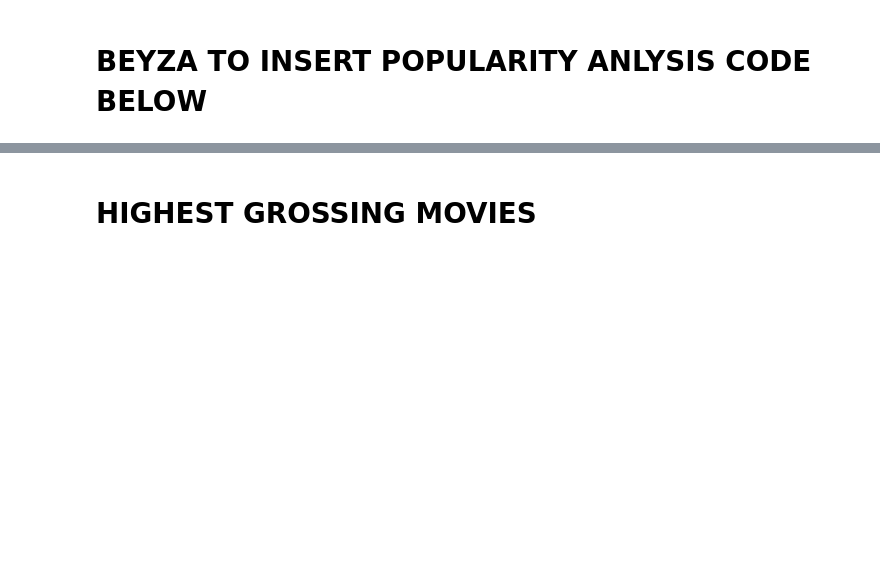
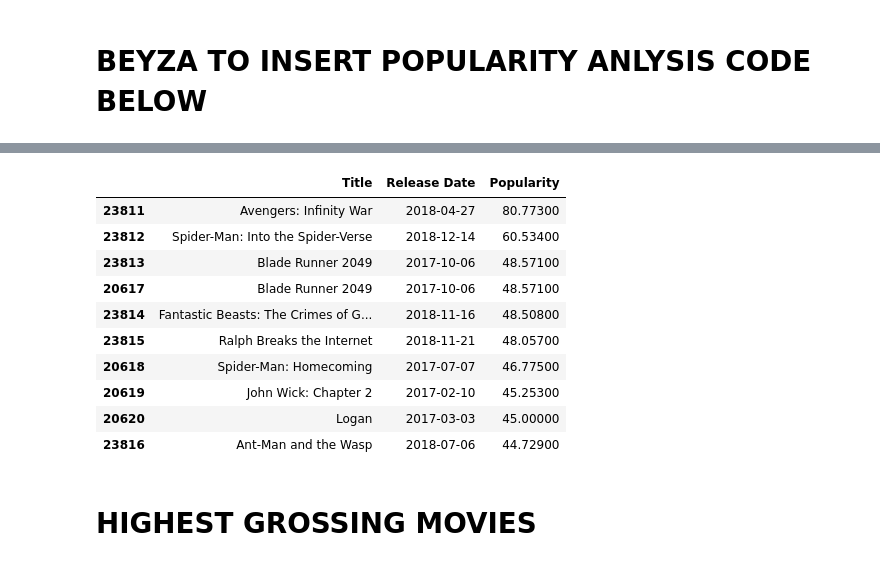
Before and after one commit to jswec/Microsoft-Pitch, a Jupyter notebook: notebooks/exploratory.ipynb, the cells around one changed output, grey strips where cells are left out. Drawn from its saved outputs; the diff is of its cells as text; code cells hidden in the pictures; blank space fills up the shorter version.

```diff
--- a/notebooks/exploratory.ipynb
+++ b/notebooks/exploratory.ipynb
@@ -37,3 +73,20 @@ movies_primary.head()
+# %%
+tmdb.columns = tmdb.columns.str.title()
+tmdb.rename(columns={"Release_Date" : "Release Date"}, inplace=True)
+tmdb.drop_duplicates(subset=['Title'], keep='last')
+tmdb.head(10)
+# %% [output]
+|  | Title | Release Date | Popularity |
+| 23811 | Avengers: Infinity War | 2018-04-27 | 80.77300 |
+| 23812 | Spider-Man: Into the Spider-Verse | 2018-12-14 | 60.53400 |
+| 23813 | Blade Runner 2049 | 2017-10-06 | 48.57100 |
+| 20617 | Blade Runner 2049 | 2017-10-06 | 48.57100 |
+| 23814 | Fantastic Beasts: The Crimes of G... | 2018-11-16 | 48.50800 |
+| 23815 | Ralph Breaks the Internet | 2018-11-21 | 48.05700 |
+| 20618 | Spider-Man: Homecoming | 2017-07-07 | 46.77500 |
+| 20619 | John Wick: Chapter 2 | 2017-02-10 | 45.25300 |
+| 20620 | Logan | 2017-03-03 | 45.00000 |
+| 23816 | Ant-Man and the Wasp | 2018-07-06 | 44.72900 |
 # %% [markdown]
 # HIGHEST GROSSING MOVIES
 # %%
```
Also changed, not shown: parts of 7 cells of this notebook.
